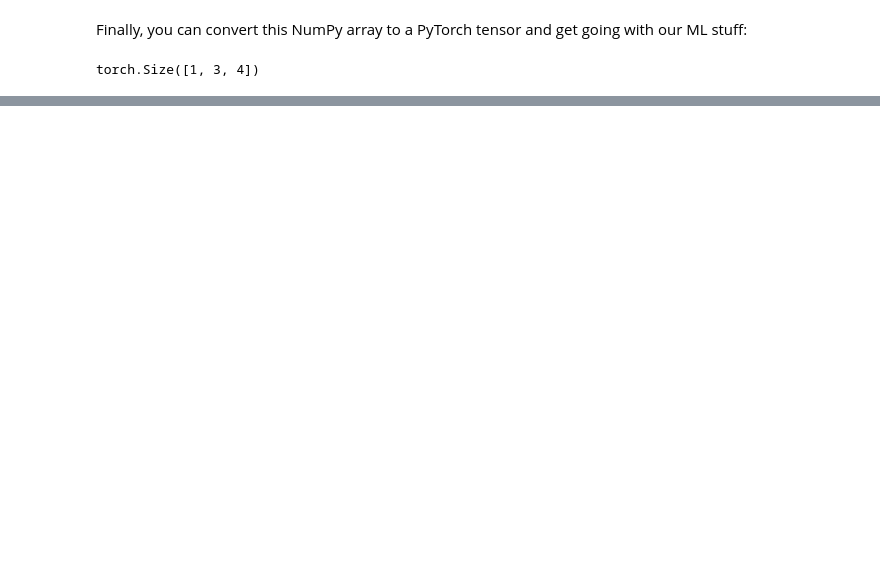
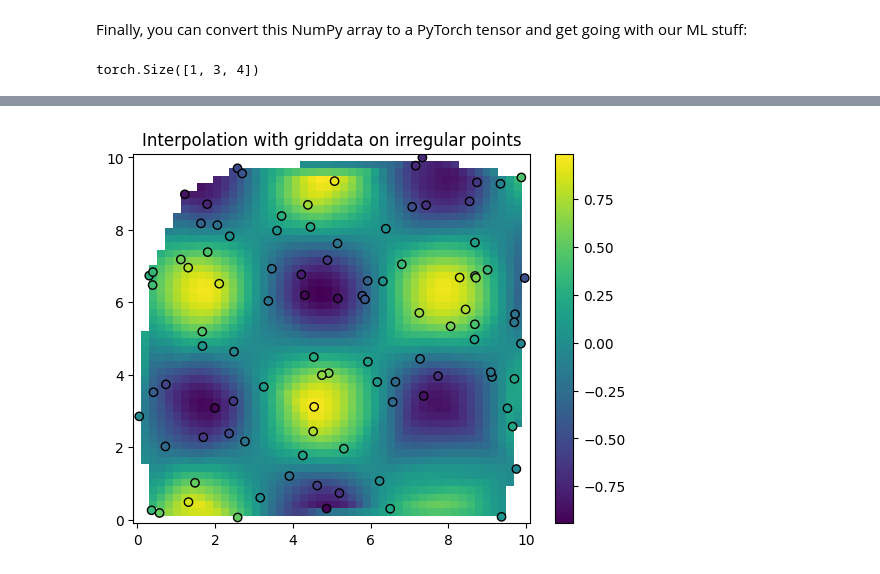
Before and after one commit to borisbolliet/ResearchComputing, a Jupyter notebook: docs/material/part11/notebook.ipynb, the cells around one changed output, grey strips where cells are left out. Saved outputs shown, nothing was run; the diff lists cells and outputs as text; code cells hidden in the pictures; blank space fills up the shorter version.

```diff
--- a/docs/material/part11/notebook.ipynb
+++ b/docs/material/part11/notebook.ipynb
@@ -207,0 +594,26 @@ torch.Size([1, 3, 4])
+# %%
+import numpy as np
+from scipy.interpolate import griddata
+import matplotlib.pyplot as plt
+
+# Irregularly spaced data points
+x = np.random.rand(100) * 10   # x-coordinates
+y = np.random.rand(100) * 10   # y-coordinates
+z = np.sin(x) * np.cos(y)      # Some function over x and y
+
+# Define a grid where you want to interpolate
+xi = np.linspace(0, 10, 50)
+yi = np.linspace(0, 10, 50)
+xi, yi = np.meshgrid(xi, yi)
+
+# Interpolate with griddata
+zi = griddata((x, y), z, (xi, yi), method='cubic')
+
+# Plot the interpolated data
+plt.pcolormesh(xi, yi, zi, shading='auto')
+plt.scatter(x, y, c=z, edgecolor='k')  # Show original points for reference
+plt.colorbar()
+plt.title("Interpolation with griddata on irregular points")
+plt.show()
+# %% [output]
+[figure, added]
```
Also changed, not shown: parts of 60 cells of this notebook, 1 other file.
